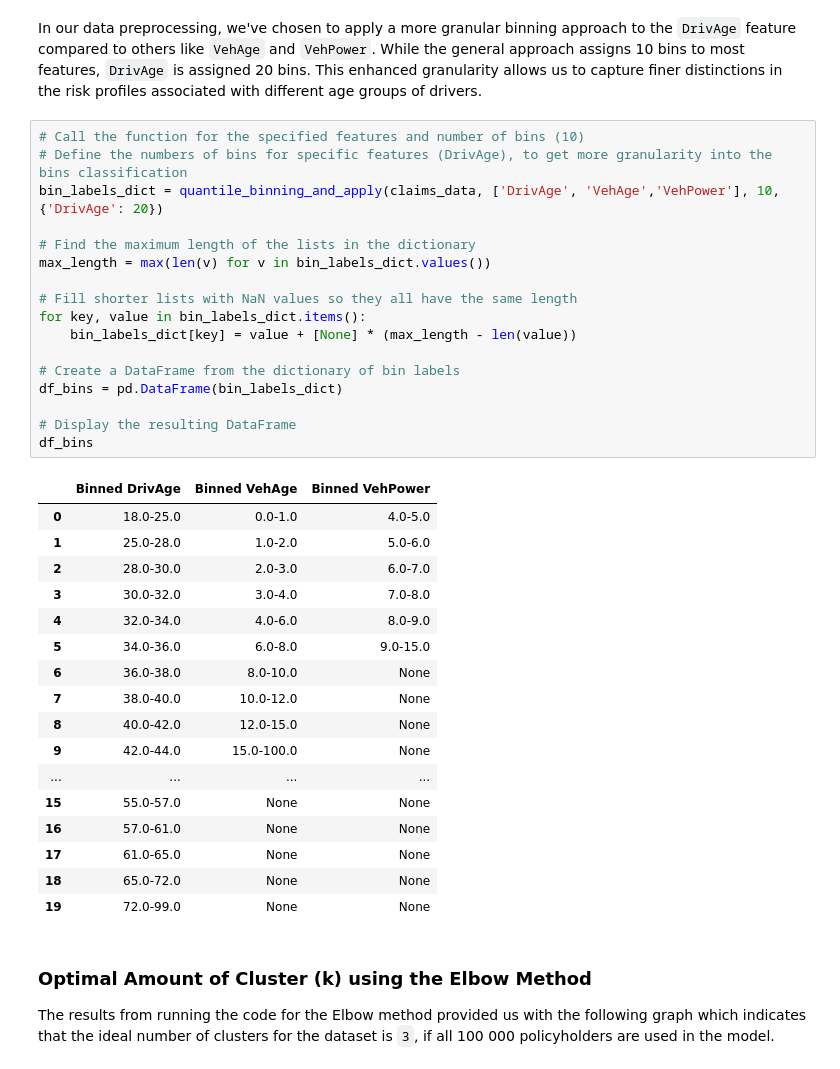
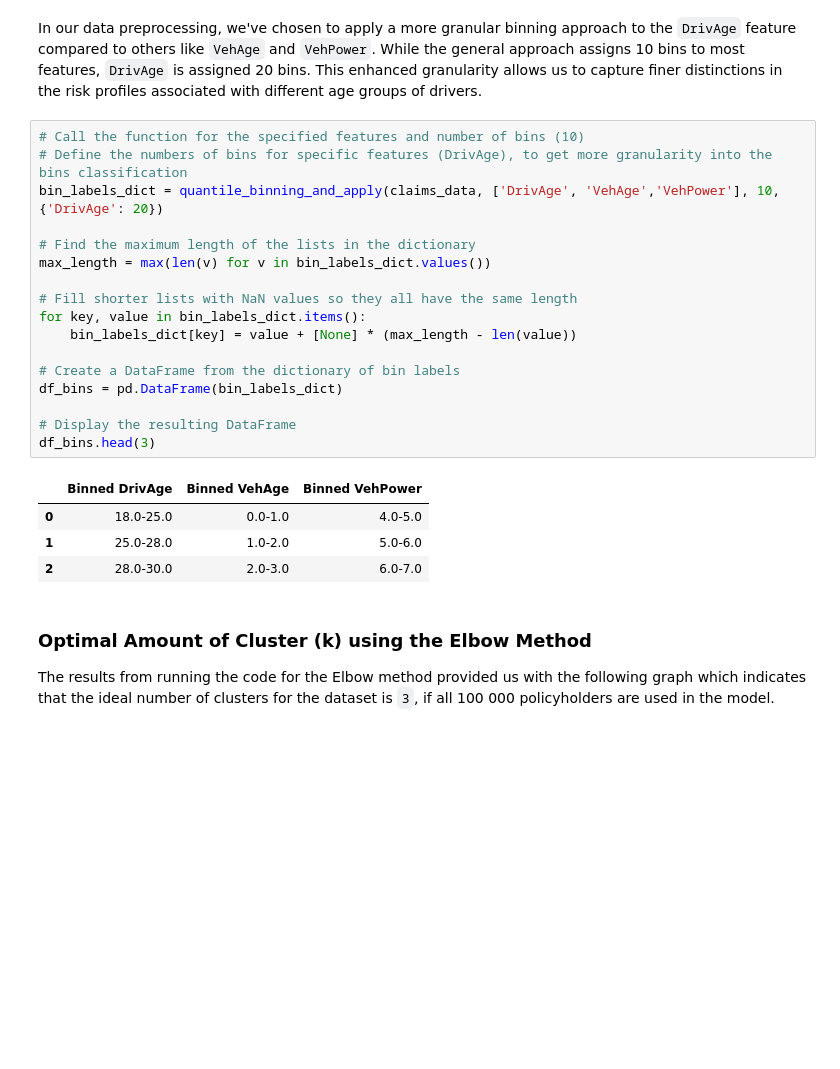
Before and after one commit to ThomasDeConinck/Assurance-Code-Python, a Jupyter notebook: assurances Code Python Case.ipynb, the cells around one changed output. Cells and saved outputs as stored; diff of their text form; blank space fills up the shorter version.

```diff
--- a/assurances Code Python Case.ipynb
+++ b/assurances Code Python Case.ipynb
@@ -355,38 +317,25 @@ In our data preprocessing, we've chosen to apply a more granular binning approac
 # %%
 # Call the function for the specified features and number of bins (10)
 # Define the numbers of bins for specific features (DrivAge), to get more granularity into the bins classification
 bin_labels_dict = quantile_binning_and_apply(claims_data, ['DrivAge', 'VehAge','VehPower'], 10, {'DrivAge': 20})
 
 # Find the maximum length of the lists in the dictionary
 max_length = max(len(v) for v in bin_labels_dict.values())
 
 # Fill shorter lists with NaN values so they all have the same length
 for key, value in bin_labels_dict.items():
     bin_labels_dict[key] = value + [None] * (max_length - len(value))
 
 # Create a DataFrame from the dictionary of bin labels
 df_bins = pd.DataFrame(bin_labels_dict)
 
 # Display the resulting DataFrame
-df_bins
+df_bins.head(3)
 # %% [output]
 |  | Binned DrivAge | Binned VehAge | Binned VehPower |
 | 0 | 18.0-25.0 | 0.0-1.0 | 4.0-5.0 |
 | 1 | 25.0-28.0 | 1.0-2.0 | 5.0-6.0 |
 | 2 | 28.0-30.0 | 2.0-3.0 | 6.0-7.0 |
-| 3 | 30.0-32.0 | 3.0-4.0 | 7.0-8.0 |
-| 4 | 32.0-34.0 | 4.0-6.0 | 8.0-9.0 |
-| 5 | 34.0-36.0 | 6.0-8.0 | 9.0-15.0 |
-| 6 | 36.0-38.0 | 8.0-10.0 | None |
-| 7 | 38.0-40.0 | 10.0-12.0 | None |
-| 8 | 40.0-42.0 | 12.0-15.0 | None |
-| 9 | 42.0-44.0 | 15.0-100.0 | None |
-| ... | ... | ... | ... |
-| 15 | 55.0-57.0 | None | None |
-| 16 | 57.0-61.0 | None | None |
-| 17 | 61.0-65.0 | None | None |
-| 18 | 65.0-72.0 | None | None |
-| 19 | 72.0-99.0 | None | None |
 # %% [markdown]
 ### Optimal Amount of Cluster (k) using the Elbow Method
 
```
Also changed, not shown: parts of 28 cells of this notebook.
